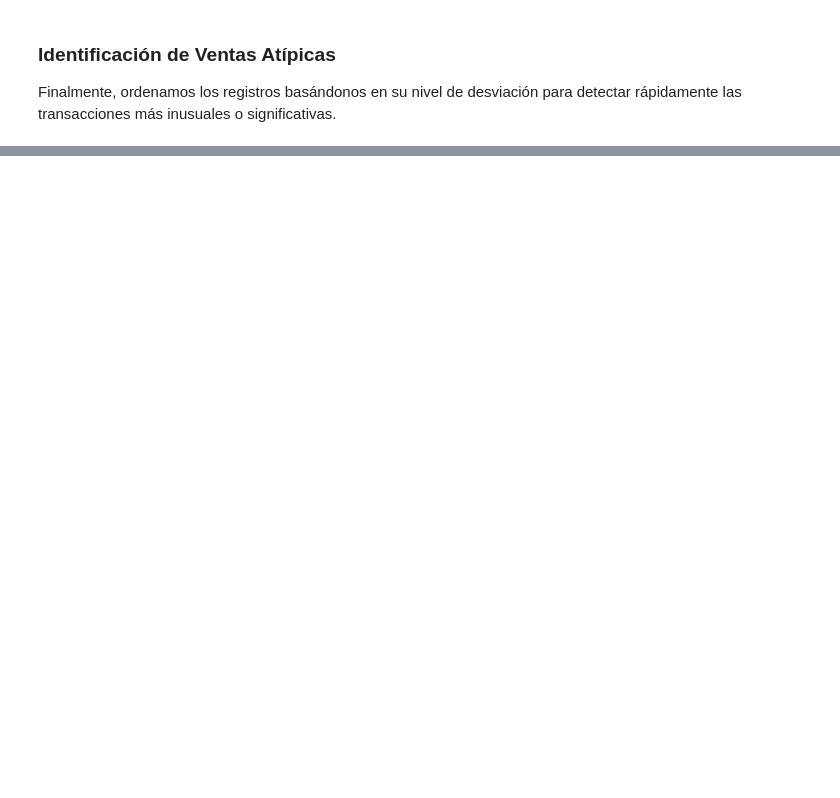
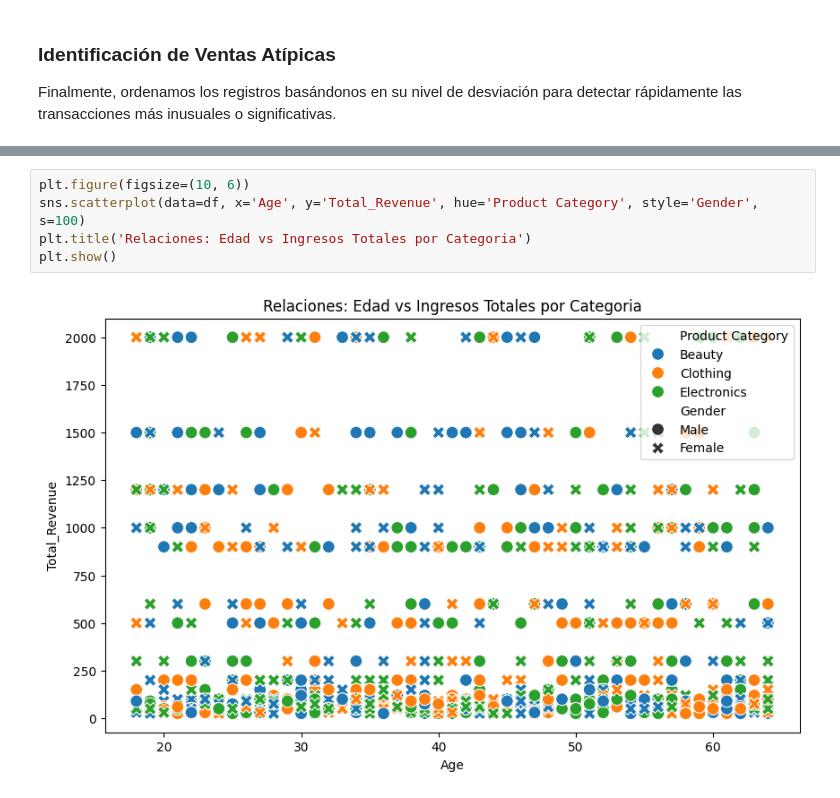
Before and after one commit to Kuoz2/An-lisis_y_Predicci-n, a Jupyter notebook: copia_de_tienda_retail_2.ipynb, the cells around one changed output, grey strips where cells are left out. Saved outputs shown, nothing was run; the diff lists cells and outputs as text; blank space fills up the shorter version.

```diff
--- a/copia_de_tienda_retail_2.ipynb
+++ b/copia_de_tienda_retail_2.ipynb
@@ -225,0 +319,7 @@ Finalmente, ordenamos los registros basándonos en su nivel de desviación para
+# %%
+plt.figure(figsize=(10, 6))
+sns.scatterplot(data=df, x='Age', y='Total_Revenue', hue='Product Category', style='Gender', s=100)
+plt.title('Relaciones: Edad vs Ingresos Totales por Categoria')
+plt.show()
+# %% [output]
+[figure, added]
```
Also changed, not shown: parts of 13 cells of this notebook.
